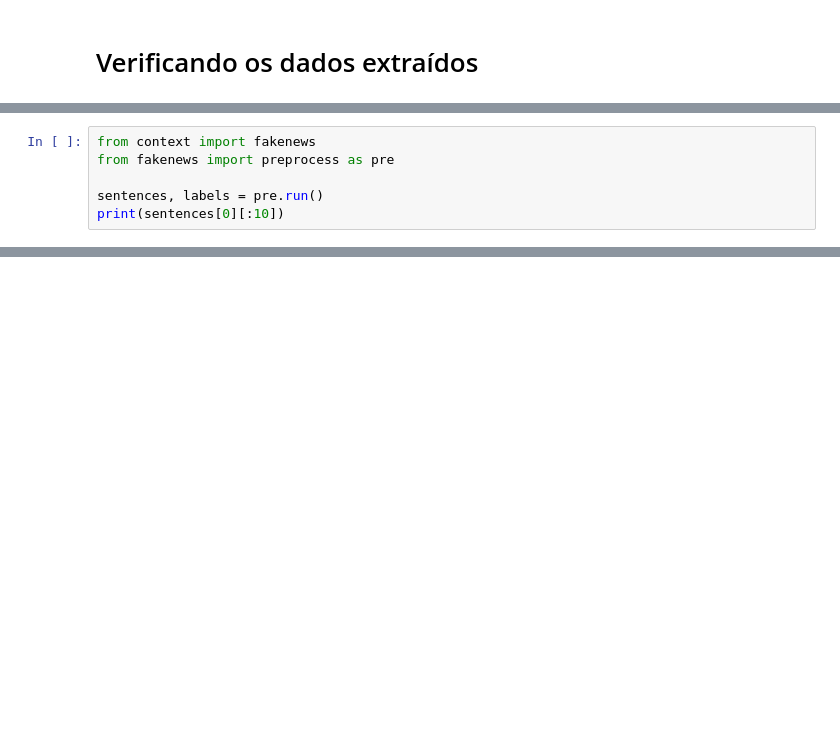
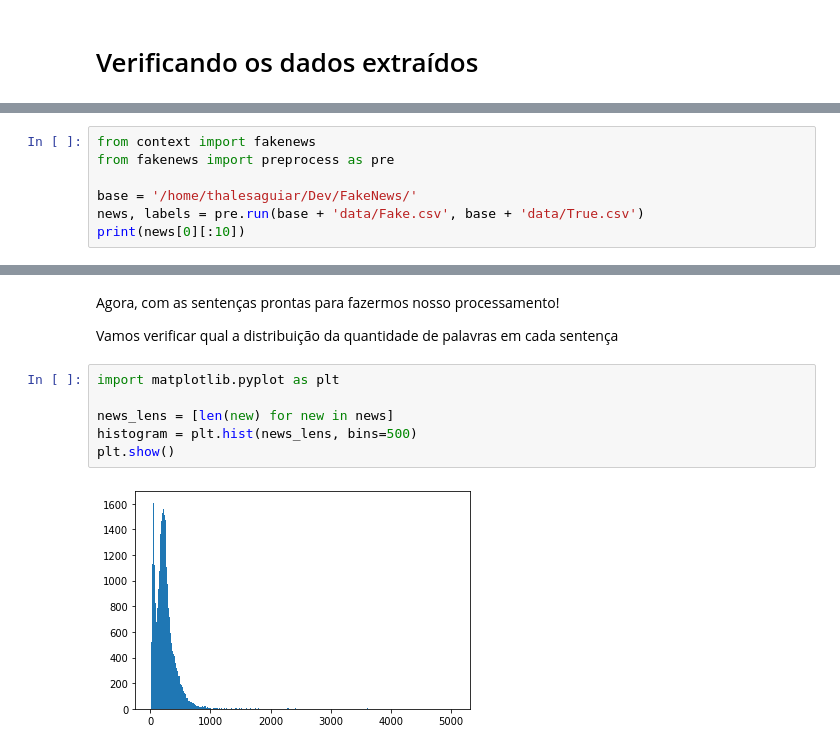
Before and after one commit to thalesaguiar21/fakenews, a Jupyter notebook: notebooks/aula02.ipynb, the cells around one changed output, grey strips where cells are left out. Saved outputs shown, nothing was run; the diff lists cells and outputs as text; blank space fills up the shorter version.

```diff
--- a/notebooks/aula02.ipynb
+++ b/notebooks/aula02.ipynb
@@ -6,6 +6,7 @@ Na aula anterior fizemos o processamento inicial dos dados, e podemos resumir is
 from context import fakenews
 from fakenews import preprocess as pre
 
-sentences, labels = pre.run()
-print(sentences[0][:10])
+base = '/home/thalesaguiar/Dev/FakeNews/'
+news, labels = pre.run(base + 'data/Fake.csv', base + 'data/True.csv')
+print(news[0][:10])
 # %% [output]
@@ -12,0 +24,12 @@ FileNotFoundError: [Errno 2] No such file or directory: '/home/thalesaguiar/Dev/
+# %% [markdown]
+Agora, com as sentenças prontas para fazermos nosso processamento!
+
+Vamos verificar qual a distribuição da quantidade de palavras em cada sentença
+# %%
+import matplotlib.pyplot as plt
+
+news_lens = [len(new) for new in news]
+histogram = plt.hist(news_lens, bins=500)
+plt.show()
+# %% [output]
+[figure, added]
```
Also changed, not shown: parts of 66 cells of this notebook.
